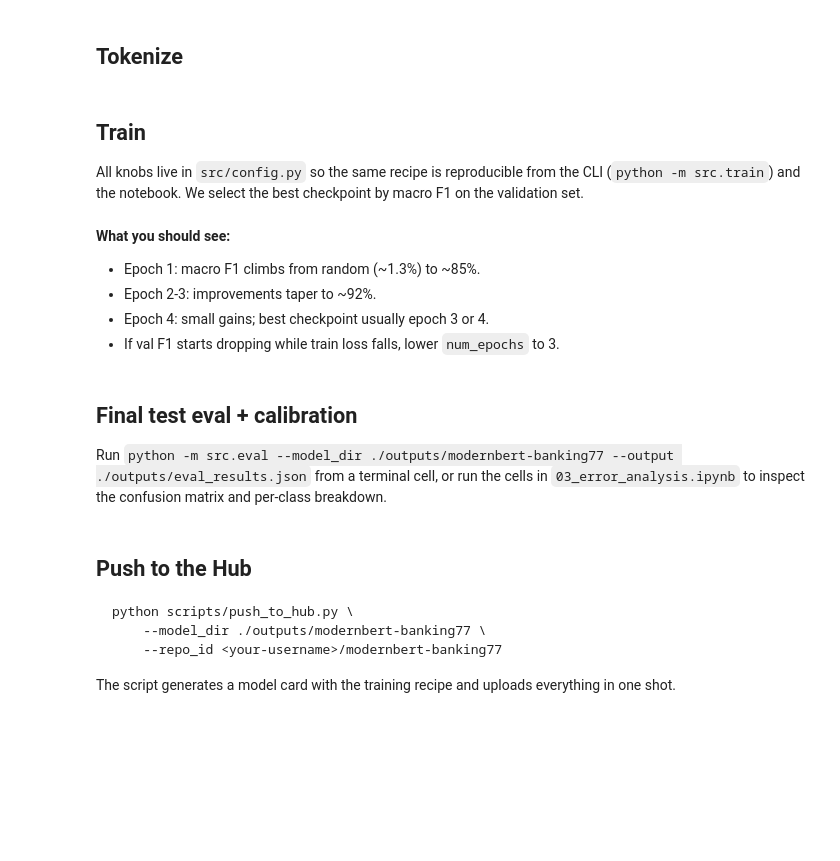
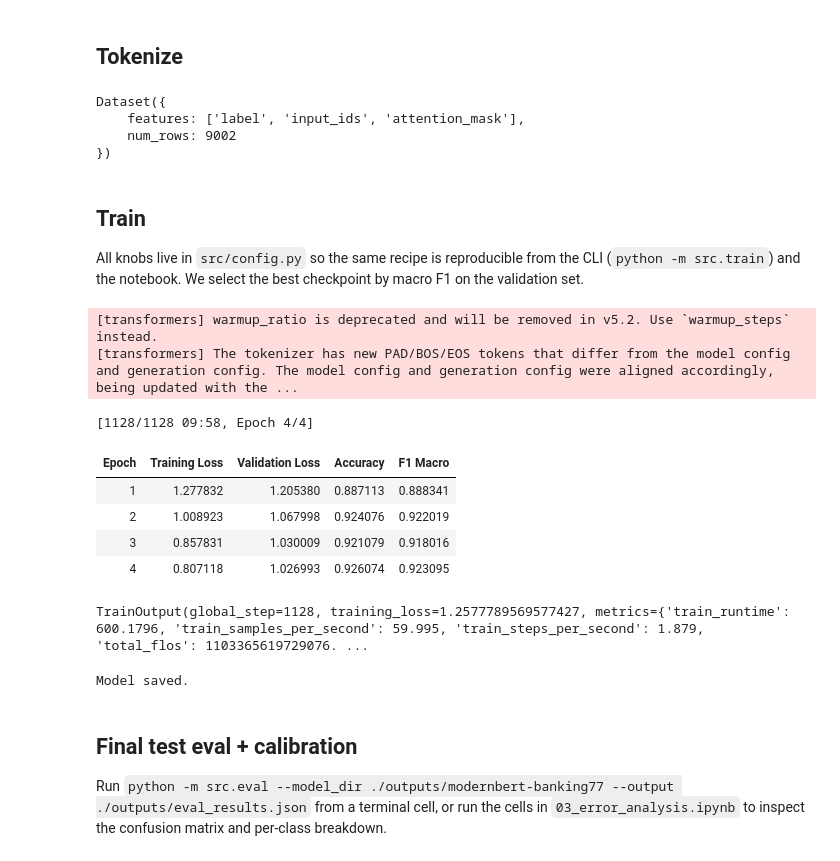
Before and after one commit to AhmedMostafa167/Projects, a Jupyter notebook: 04-Deep-Learning/text-classification-modernbert/notebooks/02_finetune_banking77.ipynb, the cells around one changed output. Drawn from its saved outputs; the diff is of its cells as text; code cells hidden in the pictures; blank space fills up the shorter version.

Commit message:
Update notebook with final Colab training run

````diff
--- a/04-Deep-Learning/text-classification-modernbert/notebooks/02_finetune_banking77.ipynb
+++ b/04-Deep-Learning/text-classification-modernbert/notebooks/02_finetune_banking77.ipynb
@@ -22,0 +13,13 @@ print(f'example: {splits["train"][0]}')
+# %%
+from datasets import DatasetDict, load_dataset
+
+DATASET_ID = "PolyAI/banking77"
+raw = load_dataset(DATASET_ID, revision="refs/pr/6")
+
+split = raw["train"].train_test_split(test_size=0.1, seed=42, stratify_by_column="label")
+splits = DatasetDict(train=split["train"], validation=split["test"], test=raw["test"])
+names = raw["train"].features["label"].names
+
+print(splits)
+print(f'num_labels = {len(names)}')
+print(f'example: {splits["train"][0]}')
@@ -46,6 +80,11 @@ train_tok = tokenize_dataset(splits['train'], tokenizer)
 val_tok = tokenize_dataset(splits['validation'], tokenizer)
 test_tok = tokenize_dataset(splits['test'], tokenizer)
 print(train_tok)
+# %% [output]
+Dataset({
+    features: ['label', 'input_ids', 'attention_mask'],
+    num_rows: 9002
+})
 # %% [markdown]
 ## Train
 
@@ -66,55 +105,51 @@ def compute_metrics(eval_pred):
 
 args = TrainingArguments(
     output_dir='./outputs/modernbert-banking77',
     num_train_epochs=settings.num_epochs,
     per_device_train_batch_size=settings.per_device_batch_size,
     per_device_eval_batch_size=settings.per_device_batch_size,
     learning_rate=settings.learning_rate,
     weight_decay=settings.weight_decay,
     warmup_ratio=settings.warmup_ratio,
     lr_scheduler_type='cosine',
     label_smoothing_factor=settings.label_smoothing,
     bf16=True,
     eval_strategy='epoch',
     save_strategy='epoch',
     load_best_model_at_end=True,
     metric_for_best_model='f1_macro',
     greater_is_better=True,
     save_total_limit=1,
     logging_steps=25,
     report_to='none',
 )
 trainer = Trainer(
     model=model,
     args=args,
     train_dataset=train_tok,
     eval_dataset=val_tok,
-    tokenizer=tokenizer,
+    processing_class=tokenizer,
     data_collator=DataCollatorWithPadding(tokenizer),
     compute_metrics=compute_metrics,
 )
 trainer.train()
+# %% [output]
+[transformers] warmup_ratio is deprecated and will be removed in v5.2. Use `warmup_steps` instead.
+[transformers] The tokenizer has new PAD/BOS/EOS tokens that differ from the model config and generation config. The model config and generation config were aligned accordingly, being updated with the ...
+[1128/1128 09:58, Epoch 4/4]
+| Epoch | Training Loss | Validation Loss | Accuracy | F1 Macro |
+| 1 | 1.277832 | 1.205380 | 0.887113 | 0.888341 |
+| 2 | 1.008923 | 1.067998 | 0.924076 | 0.922019 |
+| 3 | 0.857831 | 1.030009 | 0.921079 | 0.918016 |
+| 4 | 0.807118 | 1.026993 | 0.926074 | 0.923095 |
+TrainOutput(global_step=1128, training_loss=1.2577789569577427, metrics={'train_runtime': 600.1796, 'train_samples_per_second': 59.995, 'train_steps_per_second': 1.879, 'total_flos': 1103365619729076. ...
-# %% [markdown]
-**What you should see:**
-- Epoch 1: macro F1 climbs from random (~1.3%) to ~85%.
-- Epoch 2-3: improvements taper to ~92%.
-- Epoch 4: small gains; best checkpoint usually epoch 3 or 4.
-- If val F1 starts dropping while train loss falls, lower `num_epochs` to 3.
 # %%
 trainer.save_model('./outputs/modernbert-banking77')
 tokenizer.save_pretrained('./outputs/modernbert-banking77')
 print('Model saved.')
+# %% [output]
+Model saved.
 # %% [markdown]
 ## Final test eval + calibration
 
 Run `python -m src.eval --model_dir ./outputs/modernbert-banking77 --output ./outputs/eval_results.json` from a terminal cell, or run the cells in `03_error_analysis.ipynb` to inspect the confusion matrix and per-class breakdown.
-# %% [markdown]
-## Push to the Hub
-
-```bash
-python scripts/push_to_hub.py \
-    --model_dir ./outputs/modernbert-banking77 \
-    --repo_id <your-username>/modernbert-banking77
-```
-
-The script generates a model card with the training recipe and uploads everything in one shot.
````
Also changed, not shown: parts of 8 cells of this notebook.
